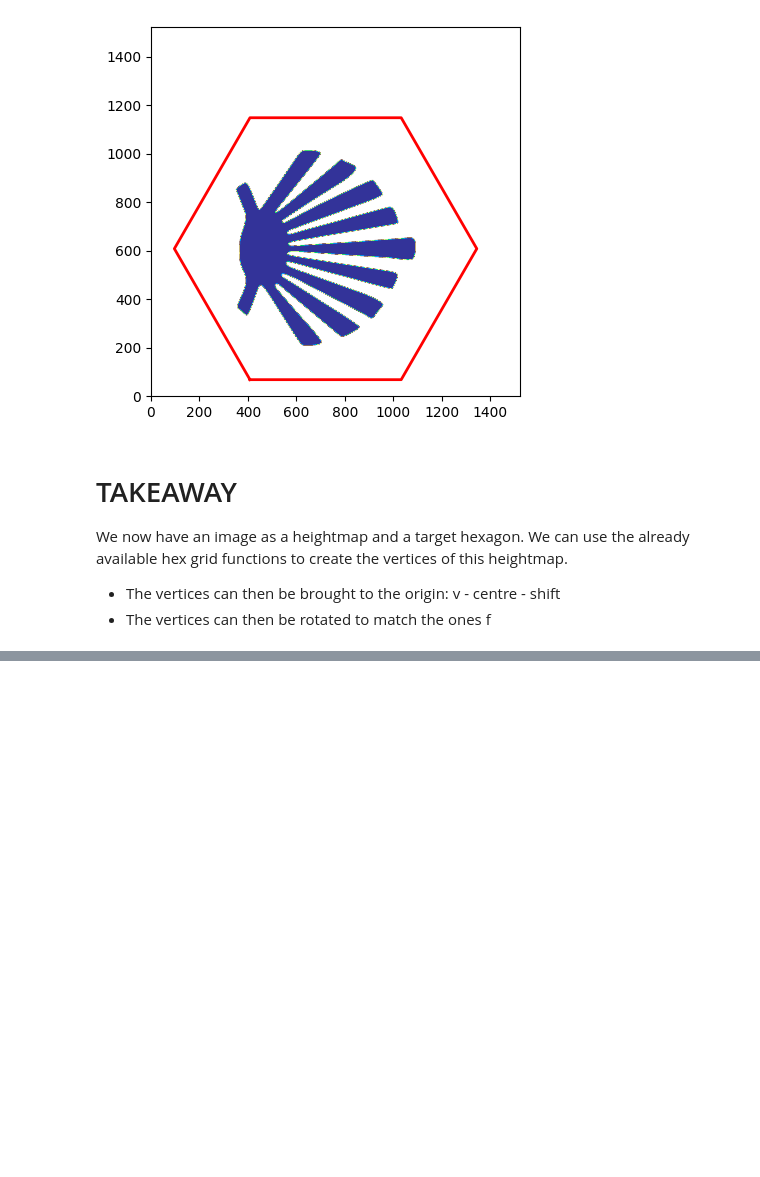
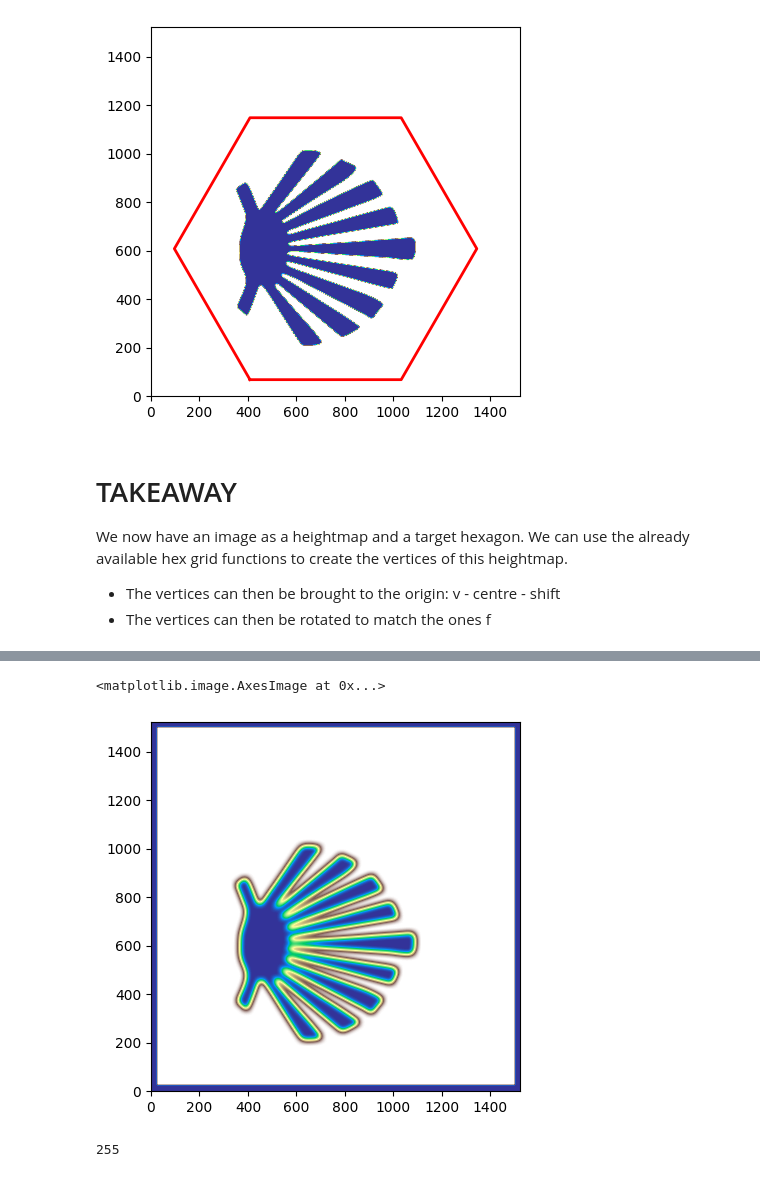
Before and after one commit to DAndrewA/TopographicalHexagons, a Jupyter notebook: Shells.ipynb, the cells around one changed output, grey strips where cells are left out. Cells and saved outputs as stored; diff of their text form; code cells hidden in the pictures; blank space fills up the shorter version.

```diff
--- a/Shells.ipynb
+++ b/Shells.ipynb
@@ -150,0 +205,10 @@ We now have an image as a heightmap and a target hexagon. We can use the already
+# %%
+savedIm = imagio.imread('data\\shell\\smoothShell.png')
+plt.imshow(savedIm,origin='lower')
+# %% [output]
+<matplotlib.image.AxesImage at 0x...>
+[figure, added]
+# %%
+print(np.max(savedIm))
+# %% [output]
+255
```
Also changed, not shown: parts of 3 cells of this notebook, 2 other files.
